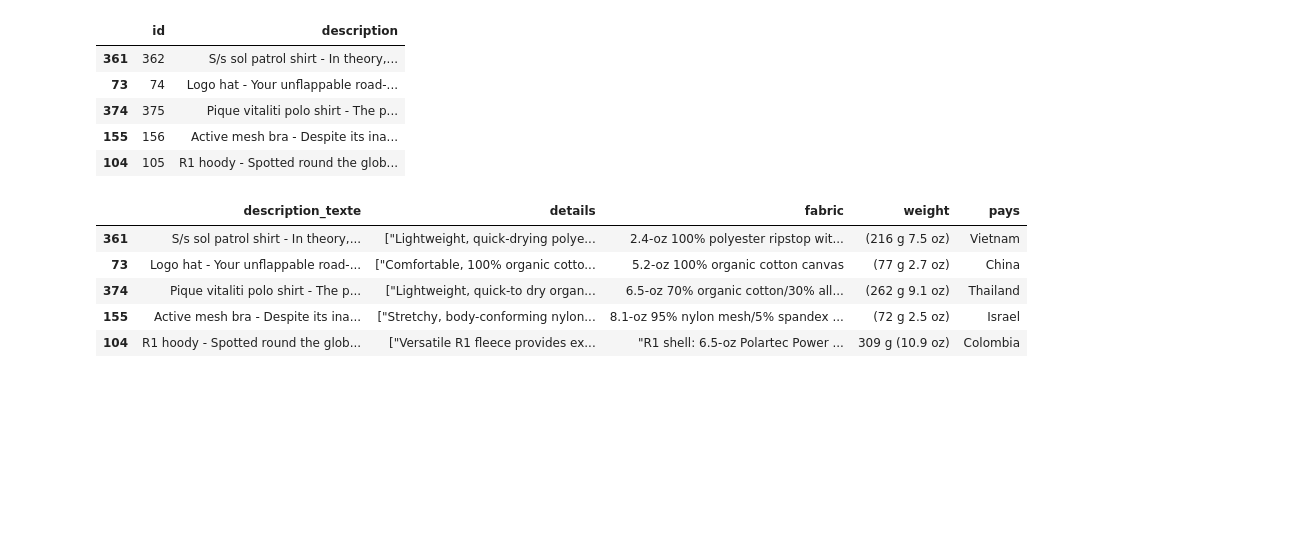
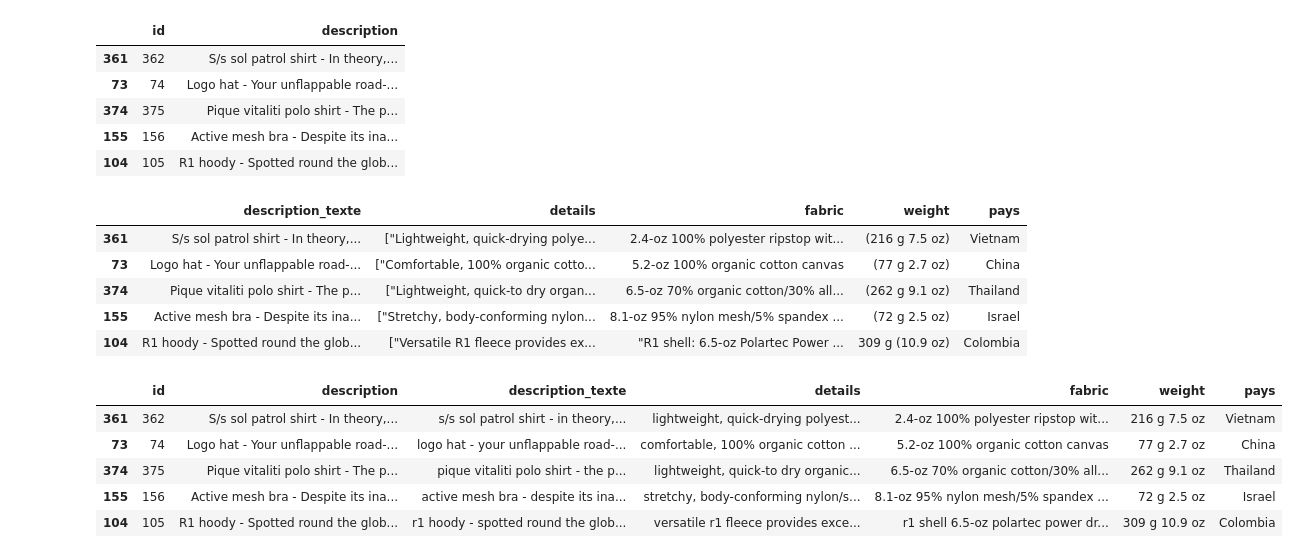
Before and after one commit to LN-Nb/north_face, a Jupyter notebook: Nico/feature_ingeniering.ipynb, the cells around one changed output. Cells and saved outputs as stored; diff of their text form; code cells hidden in the pictures; blank space fills up the shorter version.

Commit message:
data cleaning

```diff
--- a/Nico/feature_ingeniering.ipynb
+++ b/Nico/feature_ingeniering.ipynb
@@ -127,3 +127,26 @@ display(sample_clean[[
 | 374 | Pique vitaliti polo shirt - The p... | ["Lightweight, quick-to dry organ... | 6.5-oz 70% organic cotton/30% all... | (262 g 9.1 oz) | Thailand |
 | 155 | Active mesh bra - Despite its ina... | ["Stretchy, body-conforming nylon... | 8.1-oz 95% nylon mesh/5% spandex ... | (72 g 2.5 oz) | Israel |
 | 104 | R1 hoody - Spotted round the glob... | ["Versatile R1 fleece provides ex... | "R1 shell: 6.5-oz Polartec Power ... | 309 g (10.9 oz) | Colombia |
+# %%
+sample_clean["details"] = sample_clean["details"].apply(
+    lambda liste: " ".join(liste)
+)
+# %%
+def nettoyer_texte(texte):
+    texte = texte.lower()
+    texte = re.sub(r"[^\w\s%/.,-]", " ", texte)
+    return re.sub(r"\s+", " ", texte).strip()
+# %%
+for col in ["description_texte", "details", "fabric", "weight"]:
+    sample_clean[col] = sample_clean[col].apply(
+        lambda texte: nettoyer_texte(texte) if pd.notna(texte) else texte
+    )
+# %%
+display(sample_clean)
+# %% [output]
+|  | id | description | description_texte | details | fabric | weight | pays |
+| 361 | 362 | S/s sol patrol shirt - In theory,... | s/s sol patrol shirt - in theory,... | lightweight, quick-drying polyest... | 2.4-oz 100% polyester ripstop wit... | 216 g 7.5 oz | Vietnam |
+| 73 | 74 | Logo hat - Your unflappable road-... | logo hat - your unflappable road-... | comfortable, 100% organic cotton ... | 5.2-oz 100% organic cotton canvas | 77 g 2.7 oz | China |
+| 374 | 375 | Pique vitaliti polo shirt - The p... | pique vitaliti polo shirt - the p... | lightweight, quick-to dry organic... | 6.5-oz 70% organic cotton/30% all... | 262 g 9.1 oz | Thailand |
+| 155 | 156 | Active mesh bra - Despite its ina... | active mesh bra - despite its ina... | stretchy, body-conforming nylon/s... | 8.1-oz 95% nylon mesh/5% spandex ... | 72 g 2.5 oz | Israel |
+| 104 | 105 | R1 hoody - Spotted round the glob... | r1 hoody - spotted round the glob... | versatile r1 fleece provides exce... | r1 shell 6.5-oz polartec power dr... | 309 g 10.9 oz | Colombia |
```
Also changed, not shown: parts of 3 cells of this notebook, 3 other files.
